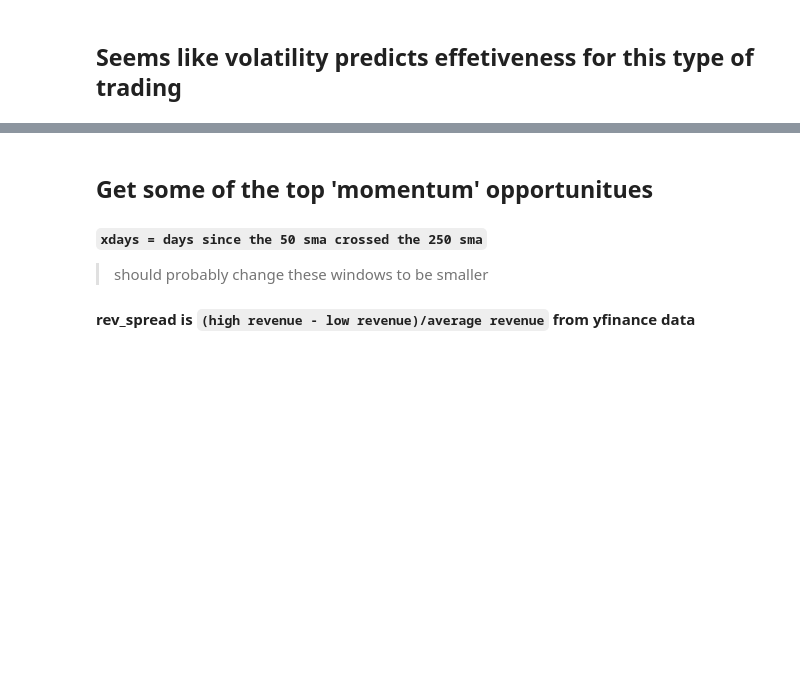
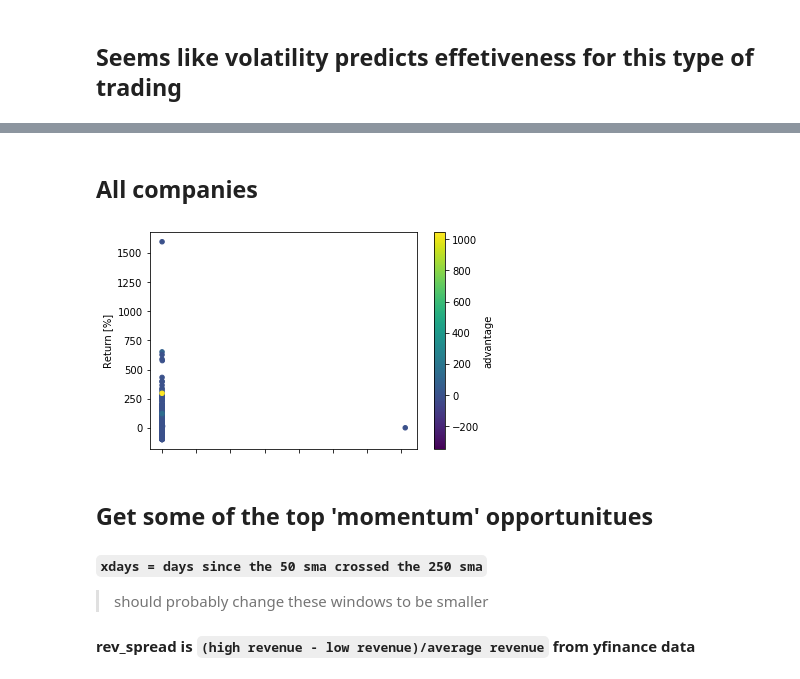
Before and after one commit to ajmal017/mingquant, a Jupyter notebook: backtesting/momentum_backtesting.ipynb, the cells around one changed output, grey strips where cells are left out. Saved outputs shown, nothing was run; the diff lists cells and outputs as text; code cells hidden in the pictures; blank space fills up the shorter version.

```diff
--- a/backtesting/momentum_backtesting.ipynb
+++ b/backtesting/momentum_backtesting.ipynb
@@ -67,3 +213,12 @@ print(stdev)
+# %% [markdown]
+## All companies
+# %%
+ax2 = masterdf.plot.scatter(y='Return [%]',
+                      x='mean_rev_growth',
+                      c='advantage',
+                      colormap='viridis')
+# %% [output]
+[figure, added]
 # %% [markdown]
 ## Get some of the top 'momentum' opportunitues
 
```
Also changed, not shown: parts of 21 cells of this notebook, 3 other files.
